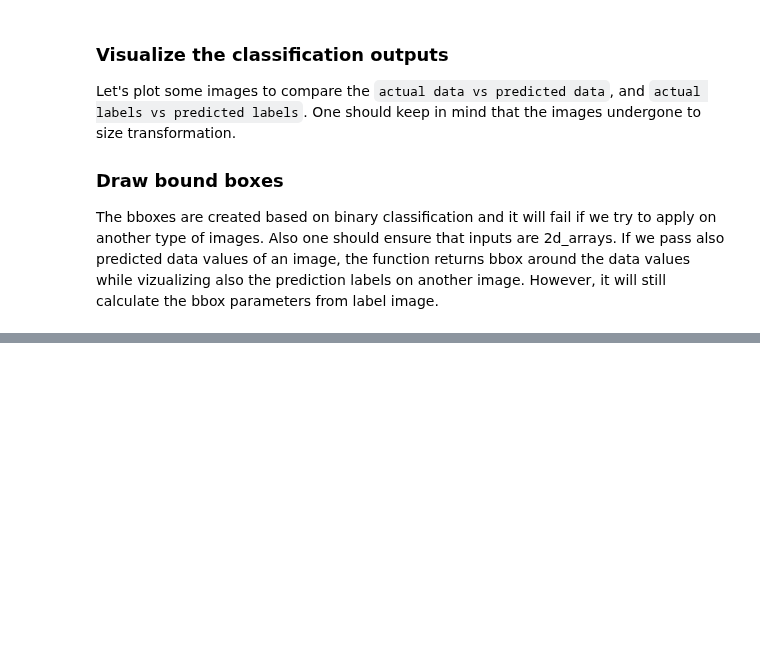
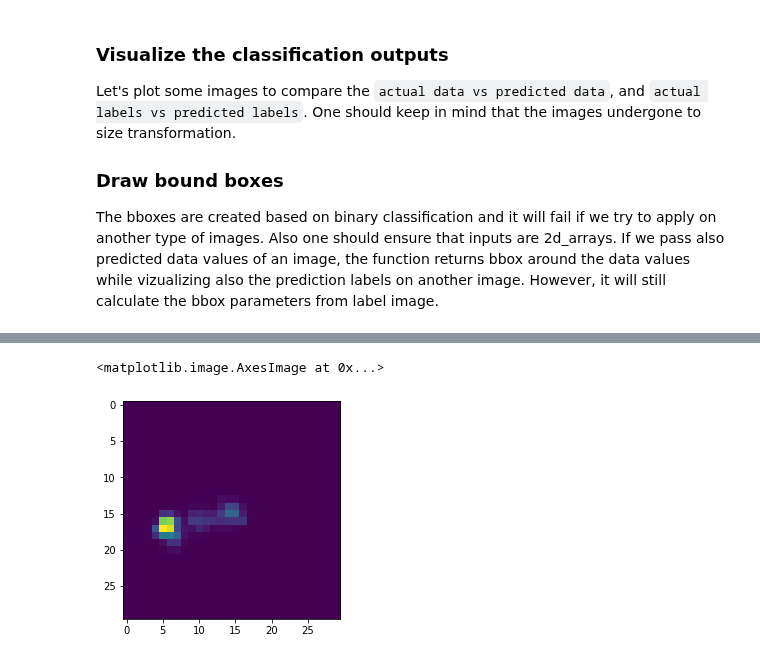
Before and after one commit to armkhudinyan/sar-ship-detect, a Jupyter notebook: scripts/model_notebooks/CFAR_pixel_wise_ship_detection.ipynb, the cells around one changed output, grey strips where cells are left out. Cells and saved outputs as stored; diff of their text form; code cells hidden in the pictures; blank space fills up the shorter version.

```diff
--- a/scripts/model_notebooks/CFAR_pixel_wise_ship_detection.ipynb
+++ b/scripts/model_notebooks/CFAR_pixel_wise_ship_detection.ipynb
@@ -255,0 +254,17 @@ bbox_draw(results['P_fa_0.001']['image_size_21'][67])
+# %%
+from scipy.ndimage import find_objects, label
+labels, _ = label(vessel_reg)
+onjects = find_objects(labels)
+
+obj_1 = onjects[0]
+
+center_obj = ((obj_1[0].start + obj_1[0].stop)//2,
+              (obj_1[1].start + obj_1[1].stop)//2)
+
+small_chip = image[ center_obj[0] - 15 : center_obj[0] + 15,
+                    center_obj[1] - 15 : center_obj[1] + 15]
+
+plt.imshow(small_chip)
+# %% [output]
+<matplotlib.image.AxesImage at 0x...>
+[figure, added]
```
Also changed, not shown: parts of 16 cells of this notebook, 6 other files.
